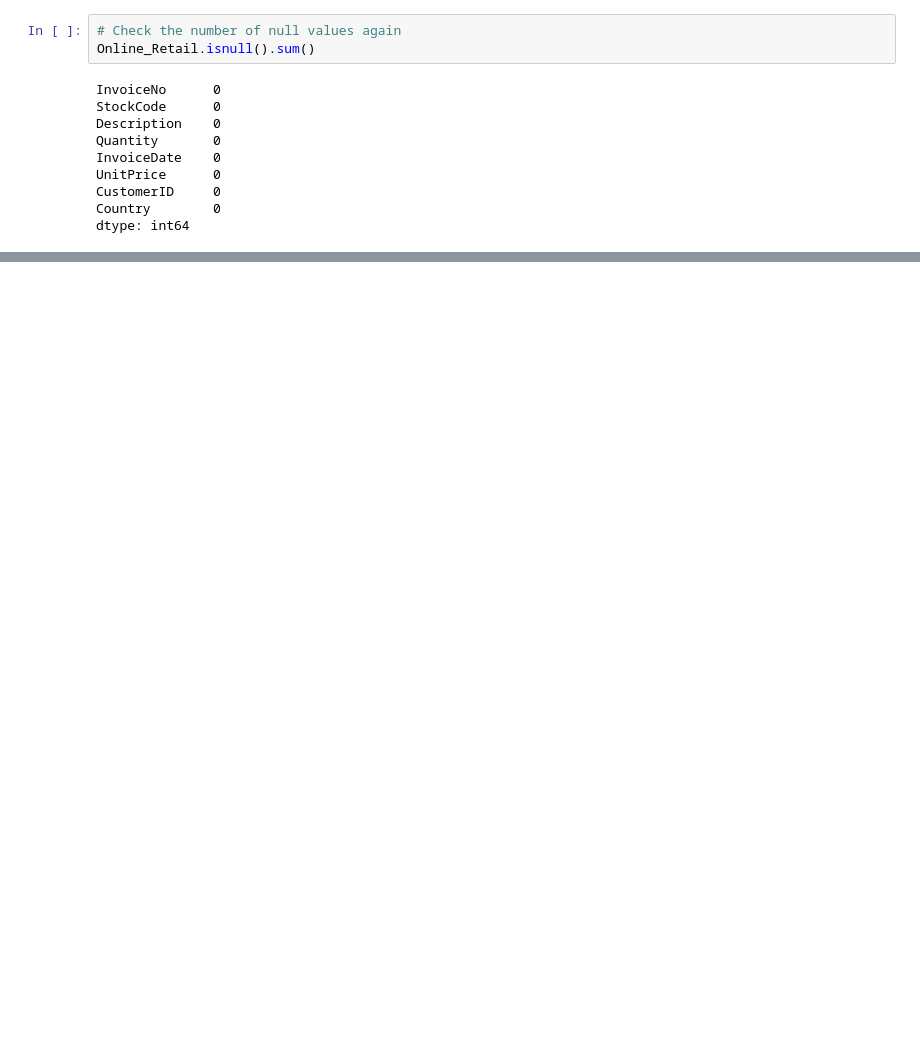
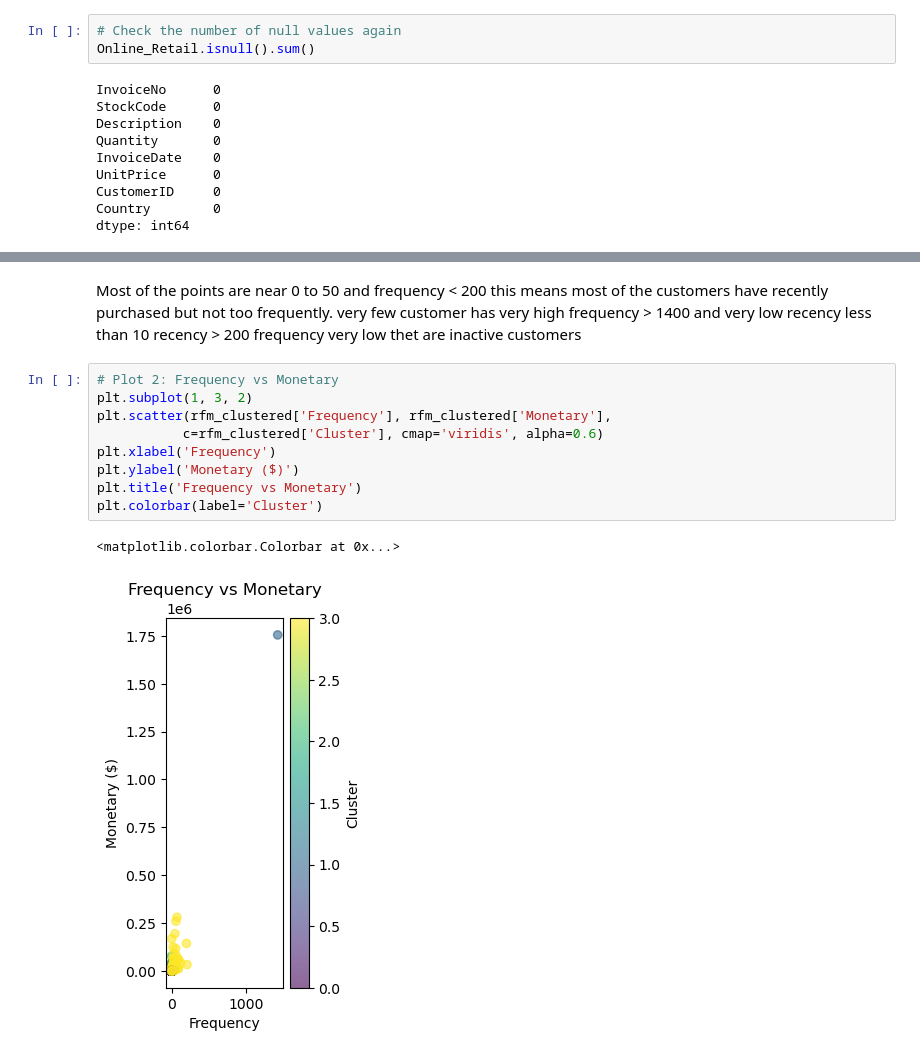
Before and after one commit to Jenithaevanshi/Snapdeal_final_project, a Jupyter notebook: online retail_Jenitha.ipynb, the cells around one changed output, grey strips where cells are left out. Saved outputs shown, nothing was run; the diff lists cells and outputs as text; blank space fills up the shorter version.

```diff
--- a/online retail_Jenitha.ipynb
+++ b/online retail_Jenitha.ipynb
@@ -220,0 +531,16 @@ Online_Retail.head()
+# %% [markdown]
+Most of the points are near 0 to 50 and frequency < 200 this means most of the customers have recently purchased but not too frequently.
+very few customer has very high frequency > 1400 and very low recency less than 10
+recency > 200 frequency very low thet are inactive customers
+# %%
+# Plot 2: Frequency vs Monetary
+plt.subplot(1, 3, 2)
+plt.scatter(rfm_clustered['Frequency'], rfm_clustered['Monetary'],
+           c=rfm_clustered['Cluster'], cmap='viridis', alpha=0.6)
+plt.xlabel('Frequency')
+plt.ylabel('Monetary ($)')
+plt.title('Frequency vs Monetary')
+plt.colorbar(label='Cluster')
+# %% [output]
+<matplotlib.colorbar.Colorbar at 0x...>
+[figure, added]
```
Also changed, not shown: parts of 69 cells of this notebook.
